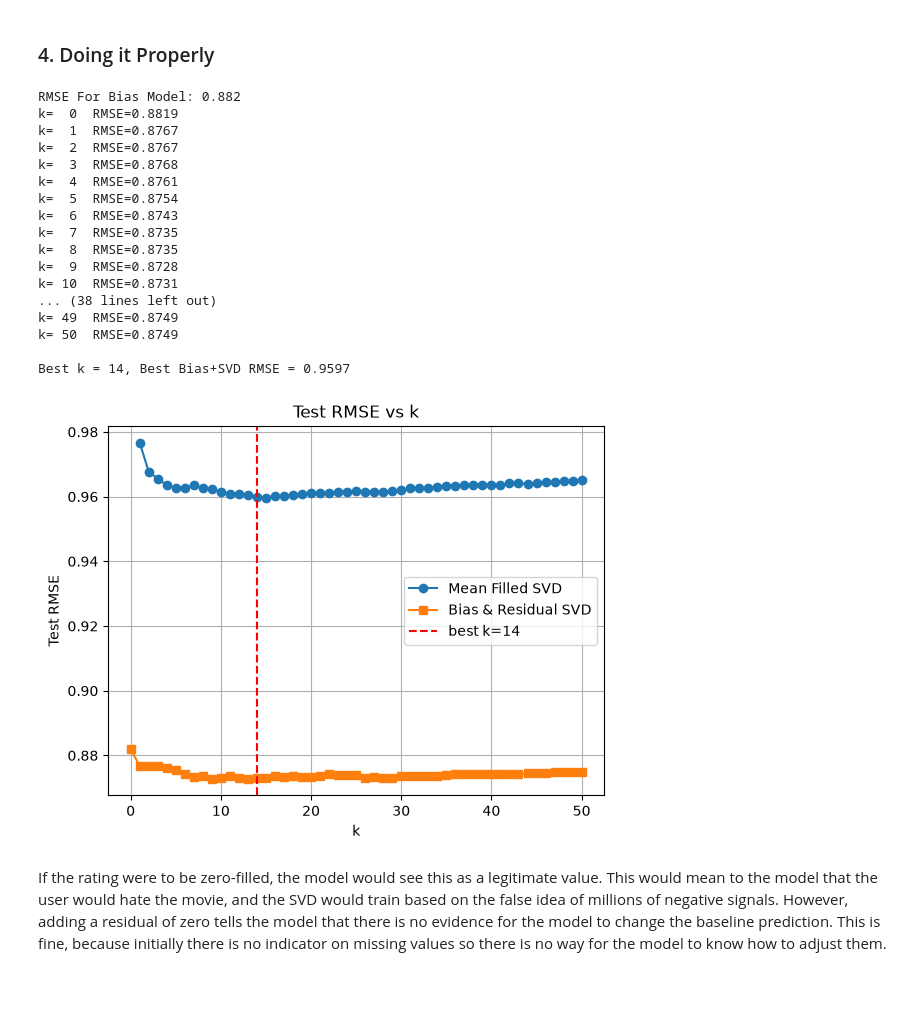
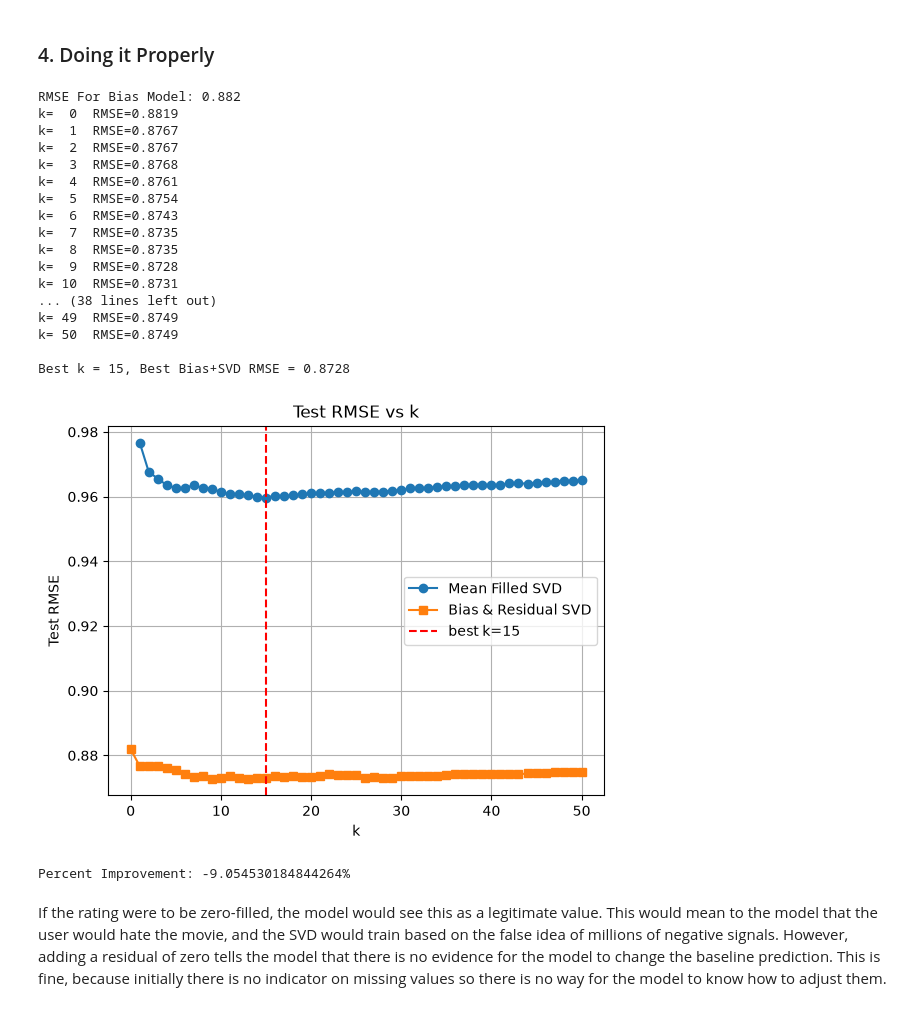
Before and after one commit to AnkithSVaidya/Machine-Learning, a Jupyter notebook: mini_project_3/StreamFlix_Recommender.ipynb, the cells around one changed output. Drawn from its saved outputs; the diff is of its cells as text; code cells hidden in the pictures.

```diff
--- a/mini_project_3/StreamFlix_Recommender.ipynb
+++ b/mini_project_3/StreamFlix_Recommender.ipynb
@@ -354,39 +354,42 @@ for k in btr_ks:
     btr_rmses.append(rmse)
     print(f"k={k:3d}  RMSE={rmse:.4f}")
 
-best_k = btr_ks[int(np.argmin(rmses))]
-best_rmse = min(rmses)
-print(f"\nBest k = {best_k}, Best Bias+SVD RMSE = {best_rmse:.4f}")
+best_btr_k = btr_ks[int(np.argmin(rmses))]
+best_btr_rmse = min(btr_rmses)
+print(f"\nBest k = {best_k}, Best Bias+SVD RMSE = {best_btr_rmse:.4f}")
 
 # DISPLAY THE TRAIN CURVE FOR THE SVD
 plt.plot(ks, rmses, marker='o', label='Mean Filled SVD')
 plt.plot(btr_ks, btr_rmses, marker='s', label='Bias & Residual SVD')
 plt.axvline(best_k, color='red', linestyle='--', label=f'best k={best_k}')
 plt.xlabel('k')
 plt.ylabel('Test RMSE')
 plt.title('Test RMSE vs k')
 plt.legend()
 plt.grid(True)
 plt.show()
+
+print(f"Percent Improvement: {((best_btr_rmse - best_rmse) / best_rmse) * 100}%")
 # %% [output]
 RMSE For Bias Model: 0.882
 k=  0  RMSE=0.8819
 k=  1  RMSE=0.8767
 k=  2  RMSE=0.8767
 k=  3  RMSE=0.8768
 k=  4  RMSE=0.8761
 k=  5  RMSE=0.8754
 k=  6  RMSE=0.8743
 k=  7  RMSE=0.8735
 k=  8  RMSE=0.8735
 k=  9  RMSE=0.8728
 k= 10  RMSE=0.8731
 ... (38 lines left out)
 k= 49  RMSE=0.8749
 k= 50  RMSE=0.8749
 
-Best k = 14, Best Bias+SVD RMSE = 0.9597
+Best k = 15, Best Bias+SVD RMSE = 0.8728
-[figure, old version]
+[figure, new version]
+Percent Improvement: -9.054530184844264%
 # %% [markdown]
 If the rating were to be zero-filled, the model would see this as a legitimate value. This would mean to the model that the user would hate the movie, and the SVD would train based on the false idea of millions of negative signals. However, adding a residual of zero tells the model that there is no evidence for the model to change the baseline prediction. This is fine, because initially there is no indicator on missing values so there is no way for the model to know how to adjust them.
 # %% [markdown]
```
Also changed, not shown: parts of 4 cells of this notebook, 3 other files.
